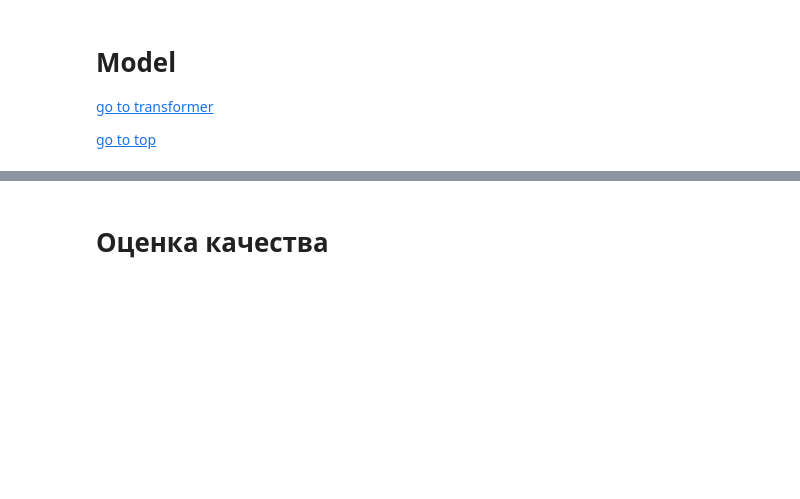
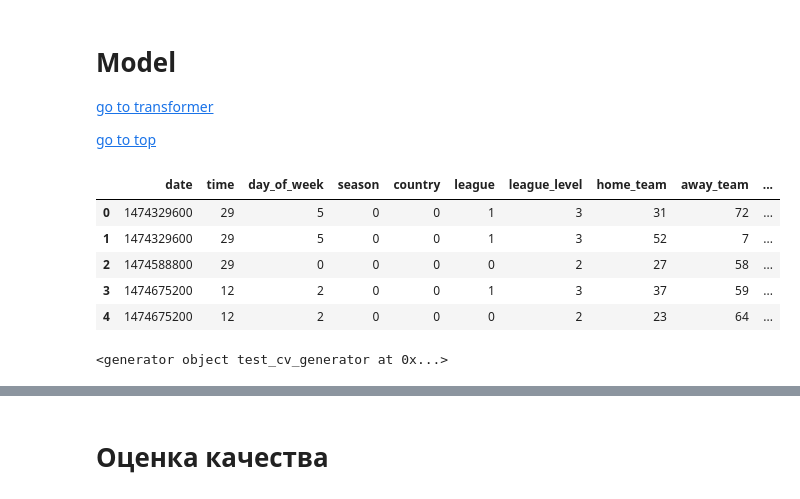
Before and after one commit to macroslav/bets-model, a Jupyter notebook: Bets pipeline.ipynb, the cells around one changed output, grey strips where cells are left out. Saved outputs shown, nothing was run; the diff lists cells and outputs as text; code cells hidden in the pictures; blank space fills up the shorter version.

```diff
--- a/Bets pipeline.ipynb
+++ b/Bets pipeline.ipynb
@@ -202,11 +238,13 @@ print(prepare_for_yaml(money_features))
 # %%
+features = {'cat_features':categorical_features,
+            'num_features':numeric_features,
+            'grouped_features':all_features_dict
+           }
+
 transformer_context = {'data':train_data,
-                       'cat_features':categorical_features,
-                       'num_features':numeric_features,
-                       'money_features':money_features,
-                       'grouped_features':all_features_dict
+                       'features':features
                       }
 
 transformer = DataTransformer(transformer_context)
 # %%
-train, val, test, decode_teams, teams_labels = transformer.run_logic()
+train, val, test, decode_labels, encode_labels = transformer.run_logic()
@@ -537,5 +518,16 @@ train_with_names.sample(5)
 [go to transformer](#transformer)
 
 [go to top](#top)
+# %%
+train = train.reset_index()
+train = train.drop(columns=['index'])
+train.head()
+# %% [output]
+|  | date | time | day_of_week | season | country | league | league_level | home_team | away_team | ... |
+| 0 | 1474329600 | 29 | 5 | 0 | 0 | 1 | 3 | 31 | 72 | ... |
+| 1 | 1474329600 | 29 | 5 | 0 | 0 | 1 | 3 | 52 | 7 | ... |
+| 2 | 1474588800 | 29 | 0 | 0 | 0 | 0 | 2 | 27 | 58 | ... |
+| 3 | 1474675200 | 12 | 2 | 0 | 0 | 1 | 3 | 37 | 59 | ... |
+| 4 | 1474675200 | 12 | 2 | 0 | 0 | 0 | 2 | 23 | 64 | ... |
 # %%
 from sklearn.metrics import roc_auc_score, log_loss, accuracy_score
@@ -558,0 +554,6 @@ y_test = test.target
+# %%
+test_data = [i for i in range(150)]
+gen = test_cv_generator(test_data)
+gen
+# %% [output]
+<generator object test_cv_generator at 0x...>
```
Also changed, not shown: parts of 76 cells of this notebook, 5 other files.
